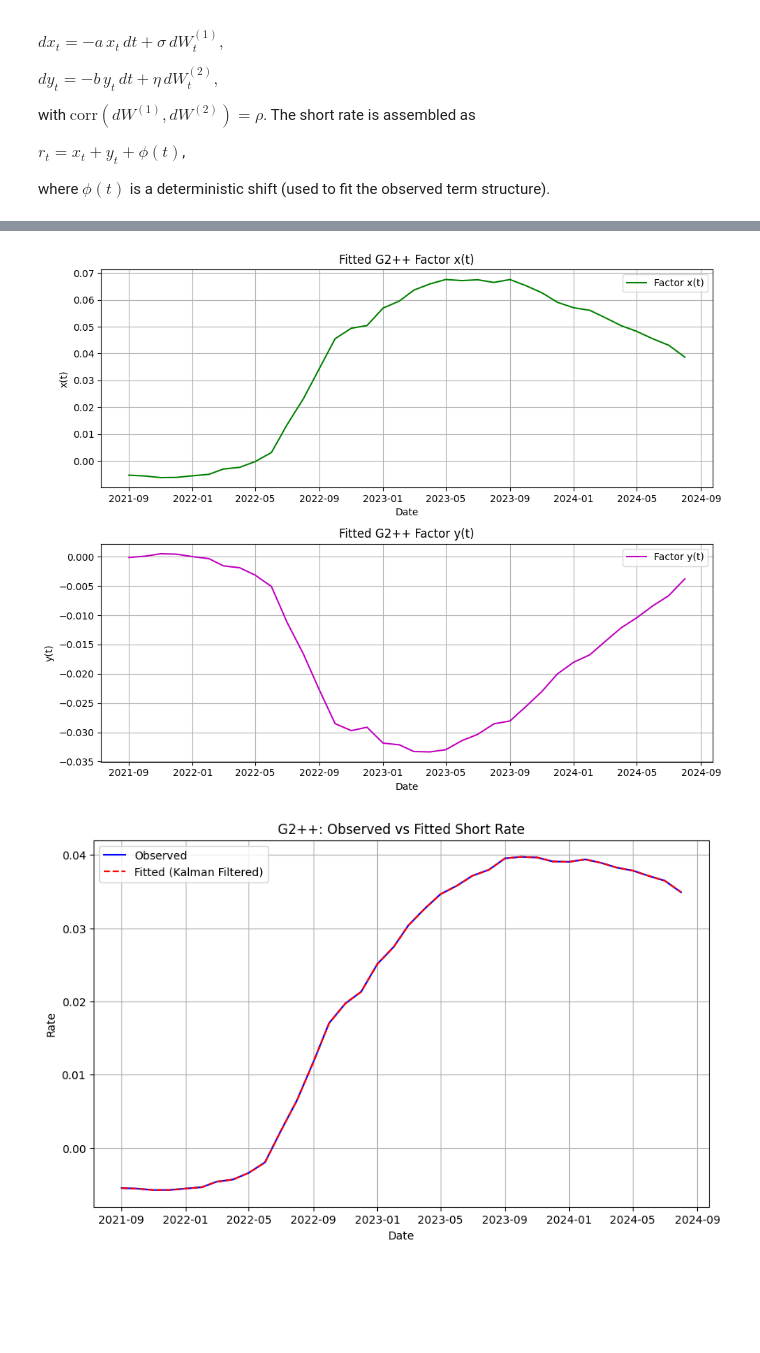
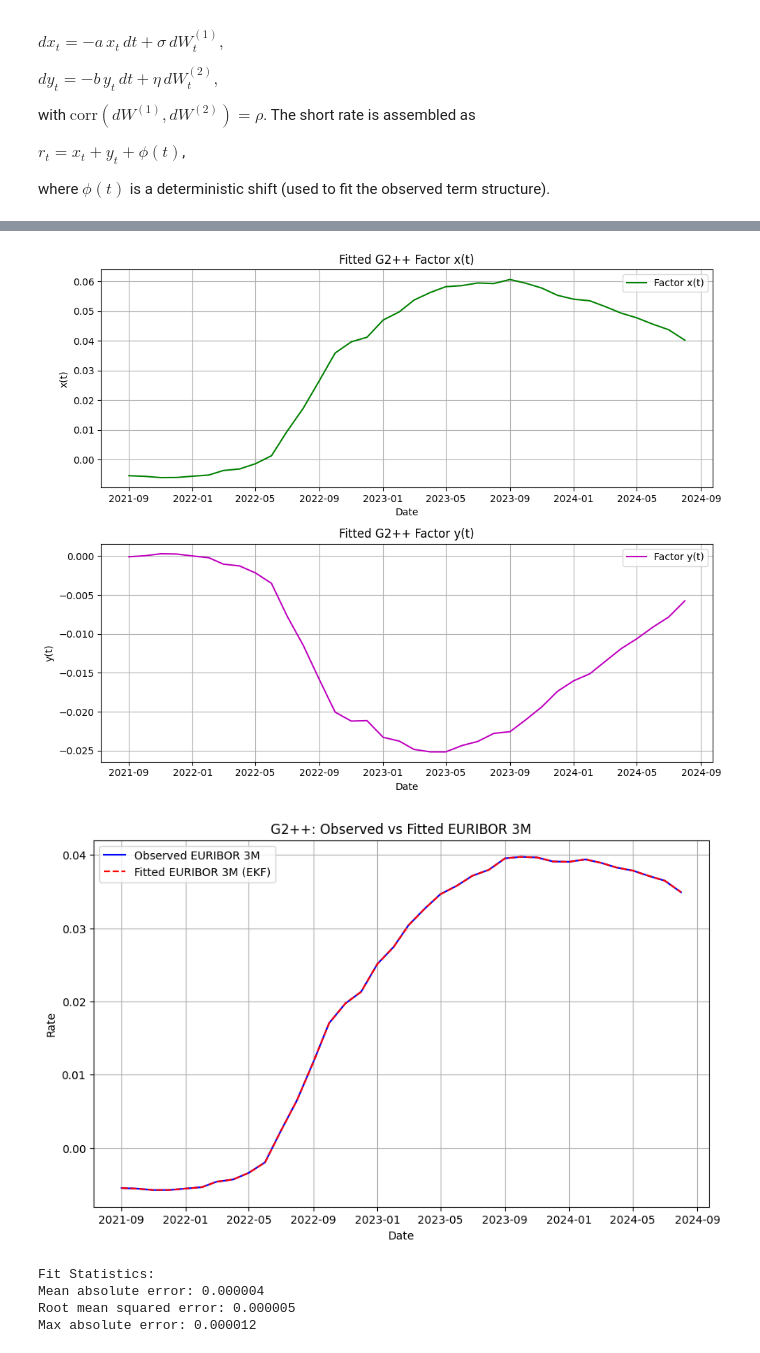
Before and after one commit to Hugo-NGN/IR-models, a Jupyter notebook: example_estimation.ipynb, the cells around one changed output, grey strips where cells are left out. Saved outputs shown, nothing was run; the diff lists cells and outputs as text; code cells hidden in the pictures; blank space fills up the shorter version.

Commit message:
correction parameter estimation

```diff
--- a/example_estimation.ipynb
+++ b/example_estimation.ipynb
@@ -76,12 +121,15 @@ where $\phi(t)$ is a deterministic shift (used to fit the observed term structur
 # %%
 # Initialize and run calibration
-print("Parameter estimation of G2++ model...")
+print("Parameter estimation of G2++ model from EURIBOR 3M observations...")
 
 estimator = G2ppKalmanMLE(
     observations=rates,
     dt=dt,
     phi=phi_func,
-    measurement_var=1e-6
+    measurement_var=1e-6,
+    observation_mode="euribor",      # EURIBOR mode: observe forward rates
+    euribor_tenor=0.25,               # 3M = 0.25 years
+    euribor_start_offset=0.0,         # Spot-starting EURIBOR
 )
 
 # Initial guess (only for parameters to be estimated)
@@ -90,7 +138,7 @@ initial_guess = {
 #    "b": 0.50,
     "sigma": 0.09,
     "eta": 0.09,
-    "rho": -0.5,
+    "rho": -0.1,
     "measurement_var": 1e-5,
 }
 
@@ -148,25 +196,54 @@ ax2.legend()
 plt.tight_layout()
 plt.show()
 # %% [output]
-[figure, old version]
+[figure, new version]
 # %%
-# Visualize fitted short rate vs observed
-# Reconstruct the fitted short rate: r(t) = x(t) + y(t) + phi(t)
+# Visualize fitted EURIBOR vs observed
+# Reconstruct the fitted EURIBOR rate from the filtered factors
 
-# Recompute phi on the grid
-time_indices = np.arange(len(rates))
-phi_values = np.array([phi_func(t * dt) for t in time_indices])
+from ir_models.models.g2pp import G2ppZeroCouponPricing
 
-fitted_rates = x_fitted + y_fitted + phi_values
+# Create pricing object with estimated parameters
+pricing = G2ppZeroCouponPricing(
+    a=result.params["a"],
+    b=result.params["b"],
+    sigma=result.params["sigma"],
+    eta=result.params["eta"],
+    rho=result.params["rho"],
+    phi=phi_func,
+)
+
+# Compute fitted EURIBOR rates from filtered states
+fitted_euribor = []
+for i in range(len(rates)):
+    t = i * dt
+    x1 = x_fitted[i]
+    x2 = y_fitted[i]
+    T_start = t + 0.0  # spot-starting
+    euribor = pricing.euribor_rate(t, T_start, 0.25, x1, x2)
+    fitted_euribor.append(euribor)
+
+fitted_euribor = np.array(fitted_euribor)
 
 plt.figure(figsize=(10, 6))
-plt.plot(dates, rates, 'b-', label='Observed')
-plt.plot(dates, fitted_rates, 'r--', label='Fitted (Kalman Filtered)')
-plt.title('G2++: Observed vs Fitted Short Rate')
+plt.plot(dates, rates, 'b-', label='Observed EURIBOR 3M', linewidth=1.5)
+plt.plot(dates, fitted_euribor, 'r--', label='Fitted EURIBOR 3M (EKF)', linewidth=1.5)
+plt.title('G2++: Observed vs Fitted EURIBOR 3M')
 plt.xlabel('Date')
 plt.ylabel('Rate')
 plt.legend()
 plt.grid(True)
 plt.show()
+
+# Compute residuals
+residuals = rates - fitted_euribor
+print(f"\nFit Statistics:")
+print(f"Mean absolute error: {np.mean(np.abs(residuals)):.6f}")
+print(f"Root mean squared error: {np.sqrt(np.mean(residuals**2)):.6f}")
+print(f"Max absolute error: {np.max(np.abs(residuals)):.6f}")
 # %% [output]
-[figure, old version]
+[figure, new version]
+Fit Statistics:
+Mean absolute error: 0.000004
+Root mean squared error: 0.000005
+Max absolute error: 0.000012
```
Also changed, not shown: parts of 4 cells of this notebook, 7 other files.
